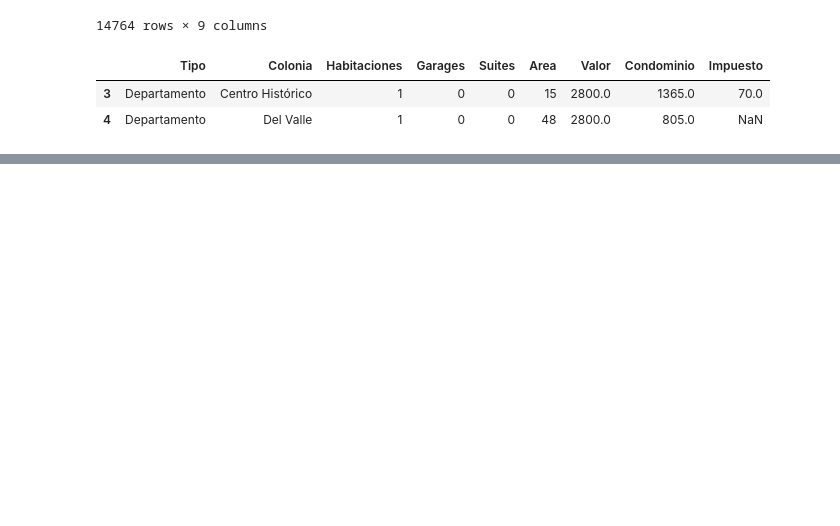
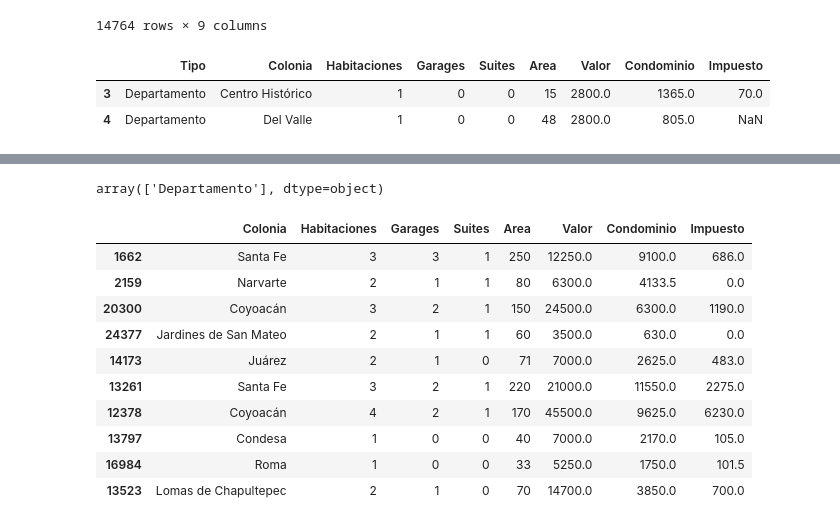
Before and after one commit to REVOLUTTION/Pandas-Inmuebles, a Jupyter notebook: inmuebles_cdmx.ipynb, the cells around one changed output, grey strips where cells are left out. Cells and saved outputs as stored; diff of their text form; code cells hidden in the pictures; blank space fills up the shorter version.

```diff
--- a/inmuebles_cdmx.ipynb
+++ b/inmuebles_cdmx.ipynb
@@ -391,0 +499,19 @@ df.head(2)
+# %%
+df.Tipo.unique()
+# %% [output]
+array(['Departamento'], dtype=object)
+# %%
+df.drop('Tipo',axis=1, inplace=True)
+df.sample(10)
+# %% [output]
+|  | Colonia | Habitaciones | Garages | Suites | Area | Valor | Condominio | Impuesto |
+| 1662 | Santa Fe | 3 | 3 | 1 | 250 | 12250.0 | 9100.0 | 686.0 |
+| 2159 | Narvarte | 2 | 1 | 1 | 80 | 6300.0 | 4133.5 | 0.0 |
+| 20300 | Coyoacán | 3 | 2 | 1 | 150 | 24500.0 | 6300.0 | 1190.0 |
+| 24377 | Jardines de San Mateo | 2 | 1 | 1 | 60 | 3500.0 | 630.0 | 0.0 |
+| 14173 | Juárez | 2 | 1 | 0 | 71 | 7000.0 | 2625.0 | 483.0 |
+| 13261 | Santa Fe | 3 | 2 | 1 | 220 | 21000.0 | 11550.0 | 2275.0 |
+| 12378 | Coyoacán | 4 | 2 | 1 | 170 | 45500.0 | 9625.0 | 6230.0 |
+| 13797 | Condesa | 1 | 0 | 0 | 40 | 7000.0 | 2170.0 | 105.0 |
+| 16984 | Roma | 1 | 0 | 0 | 33 | 5250.0 | 1750.0 | 101.5 |
+| 13523 | Lomas de Chapultepec | 2 | 1 | 0 | 70 | 14700.0 | 3850.0 | 700.0 |
```
Also changed, not shown: parts of 14 cells of this notebook.
